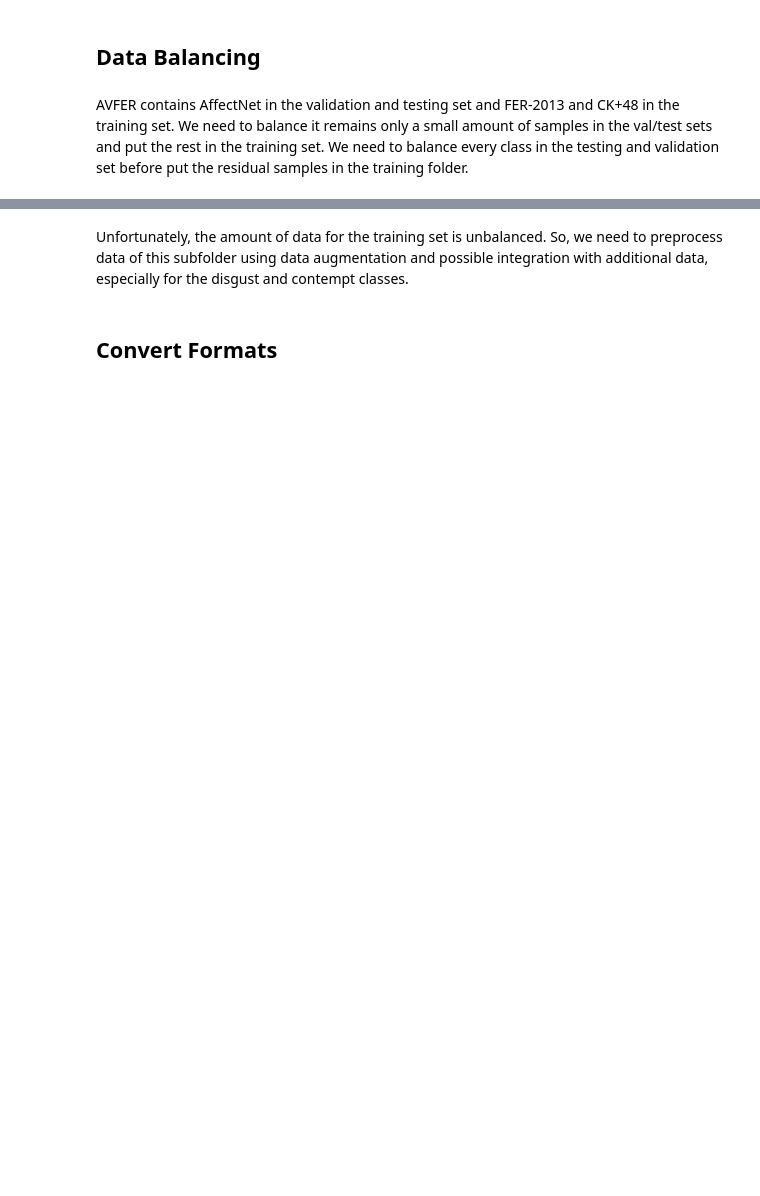
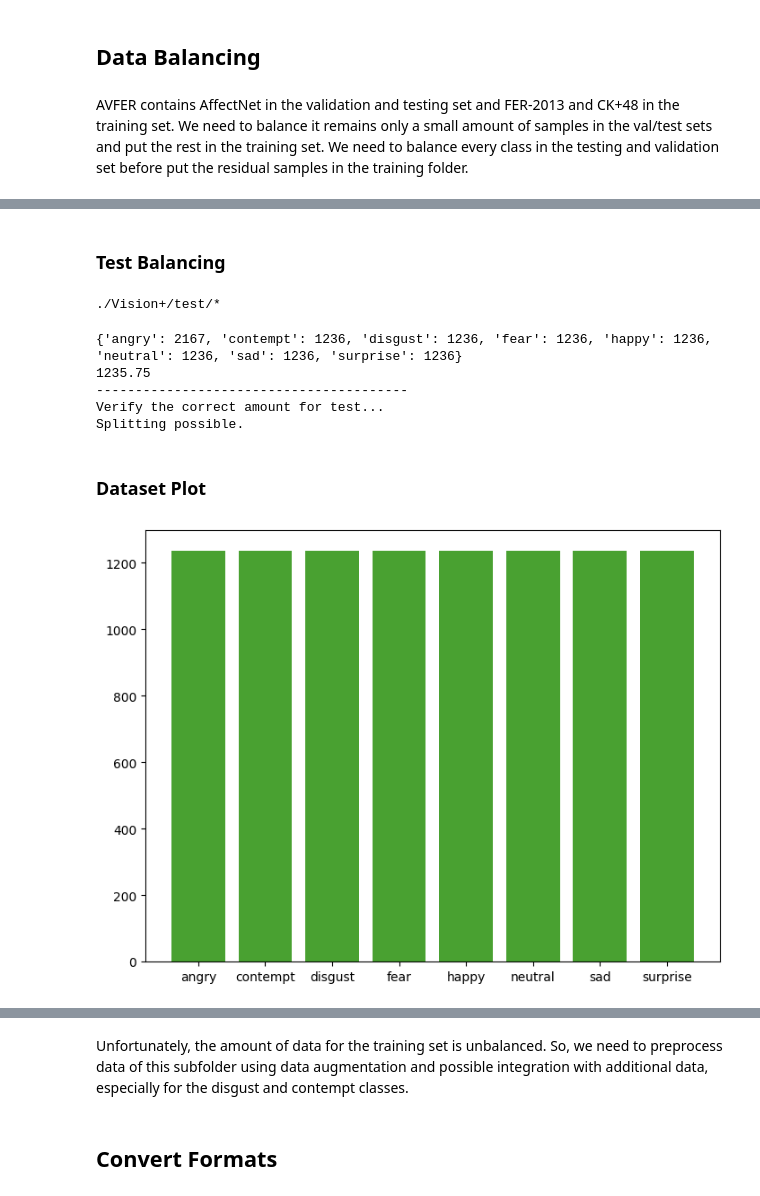
Before and after one commit to AhmadBeigRezaei/VisionGuard-CV, a Jupyter notebook: Notebooks/Preprocessing.ipynb, the cells around one changed output, grey strips where cells are left out. Cells and saved outputs as stored; diff of their text form; code cells hidden in the pictures; blank space fills up the shorter version.

```diff
--- a/Notebooks/Preprocessing.ipynb
+++ b/Notebooks/Preprocessing.ipynb
@@ -352,0 +359,43 @@ os.rmdir(basedir + "tmp/")
+# %% [markdown]
+### Test Balancing
+# %%
+print(ref[1])
+# %% [output]
+./Vision+/test/*
+# %%
+test = ref[1]
+min = sys.maxsize
+countcl = iw.counter_samples_on_class(test)
+for el in countcl.keys():
+  if countcl[el] < min:
+    min = countcl[el]
+print(countcl)
+print(test_amount/8)
+# controls on the minimum number.
+if min < (test_amount / 8):
+  print('Error, the amount of samples for the validation set can\'t be reduce to minimum values')
+
+# updating residuals counters.
+classes = iw.list_classes(test)
+residual = {}
+for cl in classes:
+  residual[cl] = countcl[cl] - (test_amount / 8)
+  #os.mkdir(basedir + "tmp/" + cl + "/")
+
+print('-'*40)
+# check validation preconditions.
+print('Verify the correct amount for test...')
+err = False
+for cl in classes:
+  if residual[cl] < 0:
+    print(f'Error, the residual amount put class {cl} to illegal value')
+    err = True
+
+if not err:
+  print('Splitting possible.')
+# %% [output]
+{'angry': 2167, 'contempt': 1236, 'disgust': 1236, 'fear': 1236, 'happy': 1236, 'neutral': 1236, 'sad': 1236, 'surprise': 1236}
+1235.75
+----------------------------------------
+Verify the correct amount for test...
+Splitting possible.
@@ -353,5 +417,9 @@ os.rmdir(basedir + "tmp/")
+# %% [markdown]
+### Dataset Plot
 # %%
 # plot testing set.
-testdir = "/content/drive/MyDrive/Datasets/AVFER/test"
+testdir = "./Vision+/test"
 plot_dataset(testdir + "/*")
+# %% [output]
+[figure, added]
 # %%
```
Also changed, not shown: parts of 74 cells of this notebook, 2 other files.
